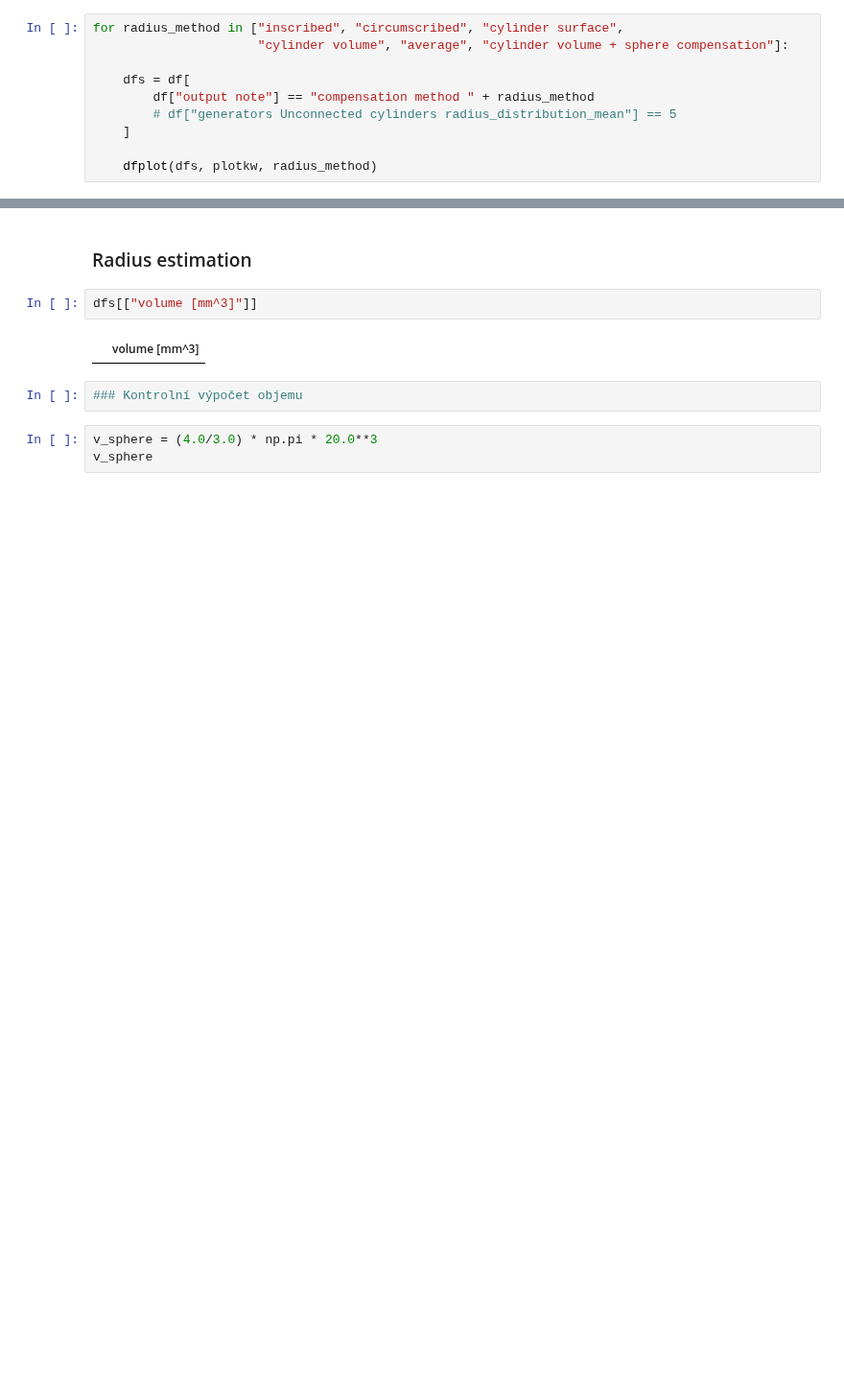
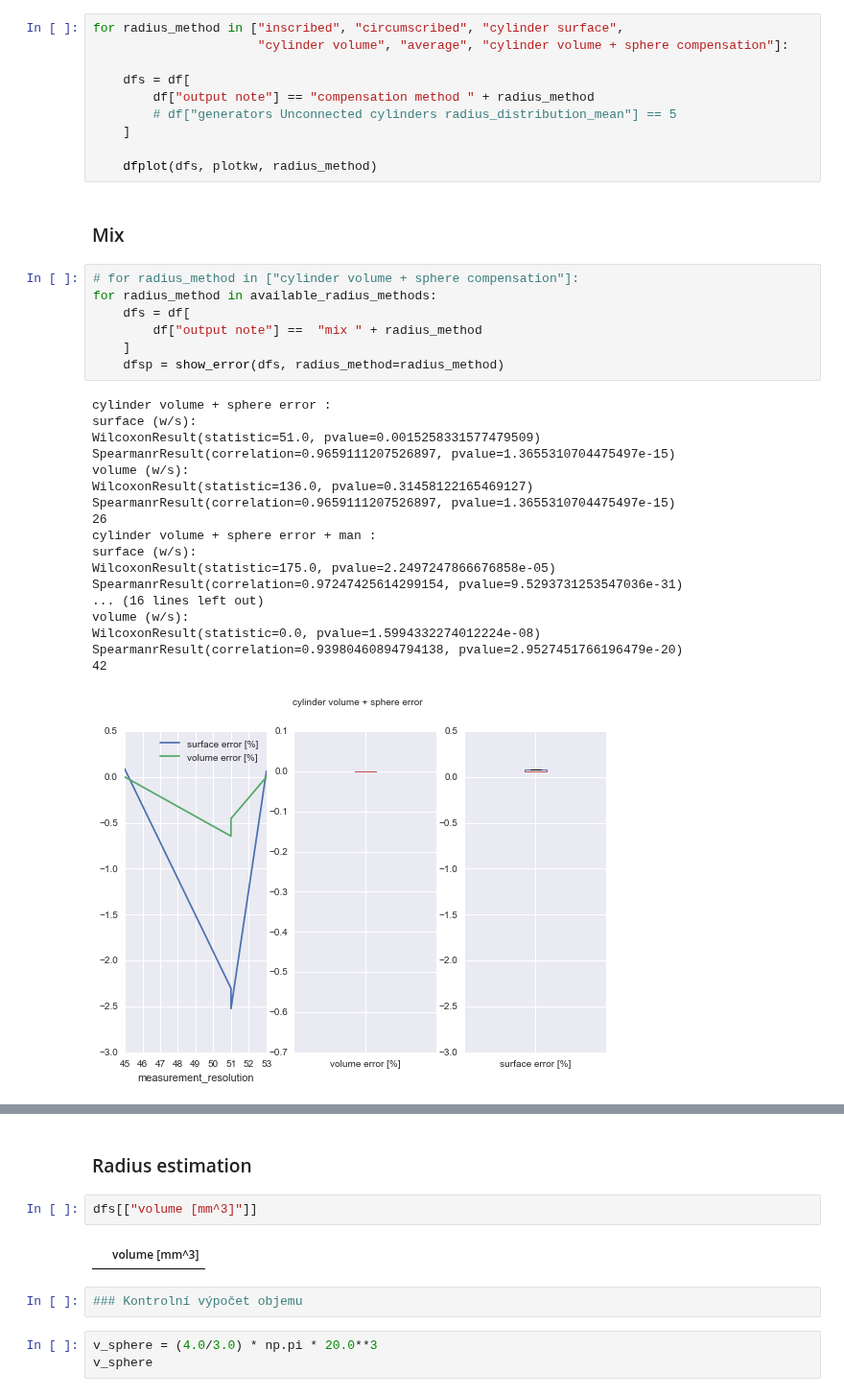
Before and after one commit to mjirik/teigen, a Jupyter notebook: examples/Output rows data processing.ipynb, the cells around one changed output, grey strips where cells are left out. Shown at 96% size. Cells and saved outputs as stored; diff of their text form; blank space fills up the shorter version.

```diff
--- a/examples/Output rows data processing.ipynb
+++ b/examples/Output rows data processing.ipynb
@@ -251,3 +338,31 @@ for radius_method in ["inscribed", "circumscribed", "cylinder surface",
     ]
 
     dfplot(dfs, plotkw, radius_method)
+# %% [markdown]
+### Mix
+# %%
+# for radius_method in ["cylinder volume + sphere compensation"]:
+for radius_method in available_radius_methods:
+    dfs = df[
+        df["output note"] ==  "mix " + radius_method
+    ]
+    dfsp = show_error(dfs, radius_method=radius_method)
+# %% [output]
+cylinder volume + sphere error :
+surface (w/s):
+WilcoxonResult(statistic=51.0, pvalue=0.0015258331577479509)
+SpearmanrResult(correlation=0.9659111207526897, pvalue=1.3655310704475497e-15)
+volume (w/s):
+WilcoxonResult(statistic=136.0, pvalue=0.31458122165469127)
+SpearmanrResult(correlation=0.9659111207526897, pvalue=1.3655310704475497e-15)
+26
+cylinder volume + sphere error + man :
+surface (w/s):
+WilcoxonResult(statistic=175.0, pvalue=2.2497247866676858e-05)
+SpearmanrResult(correlation=0.97247425614299154, pvalue=9.5293731253547036e-31)
+... (16 lines left out)
+volume (w/s):
+WilcoxonResult(statistic=0.0, pvalue=1.5994332274012224e-08)
+SpearmanrResult(correlation=0.93980460894794138, pvalue=2.9527451766196479e-20)
+42
+[figure, added]
```
Also changed, not shown: parts of 19 cells of this notebook, 4 other files.
